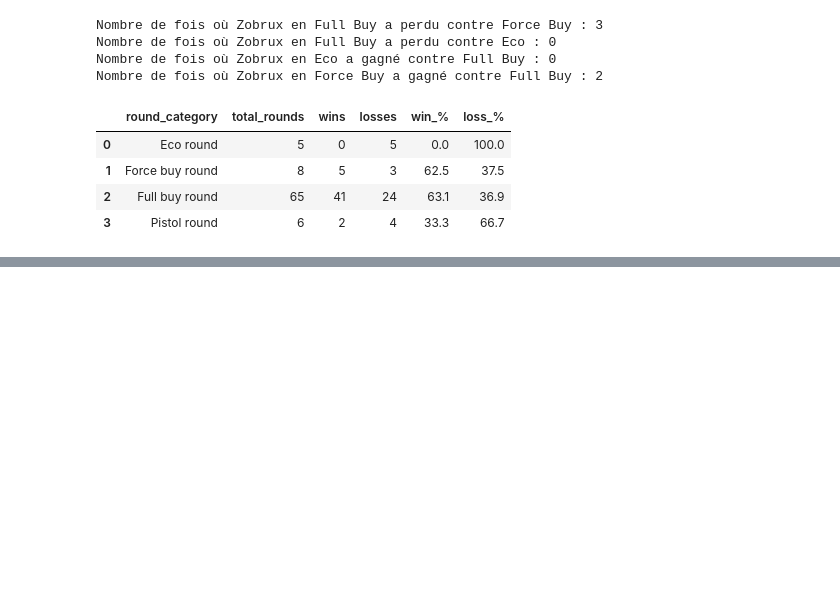
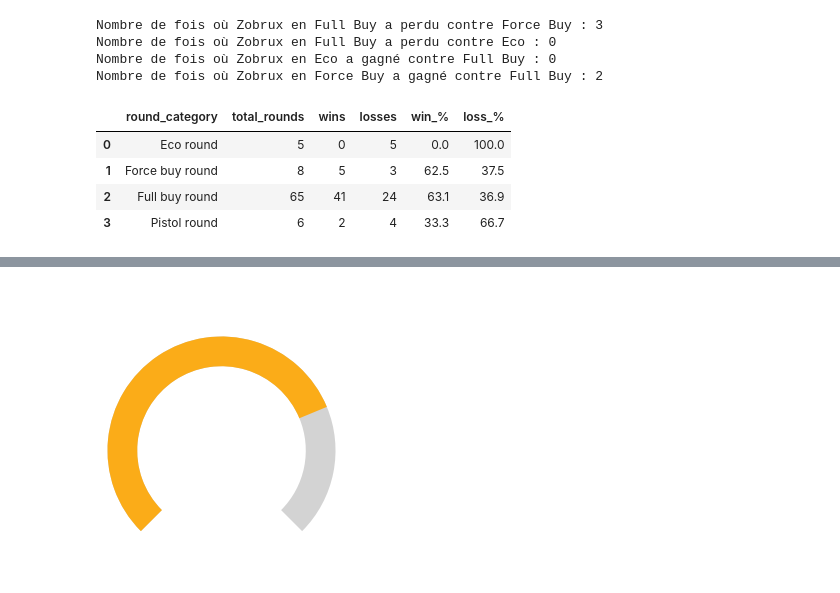
Before and after one commit to Armeldt/CS2-ESEA-season-stats-aggregator, a Jupyter notebook: Projet_cs2_multiple_match.ipynb, the cells around one changed output, grey strips where cells are left out. Cells and saved outputs as stored; diff of their text form; code cells hidden in the pictures; blank space fills up the shorter version.

```diff
--- a/Projet_cs2_multiple_match.ipynb
+++ b/Projet_cs2_multiple_match.ipynb
@@ -1103,0 +1174,48 @@ ValueError: Mime type rendering requires nbformat>=4.2.0 but it is not installed
+# %%
+import matplotlib.pyplot as plt
+import numpy as np
+
+# Exemple de données pour le graphique de jauge
+value = 75  # Exemple de pourcentage à remplir
+title_text = "Round Category - Side"
+gauge_color = "#fbac18"  # Couleur pour le remplissage de la jauge
+
+# Paramètres de la jauge
+min_val, max_val = 0, 100
+angle_range = -270  # Plage d'angle pour la jauge (3/4 de cercle), avec un pas négatif pour aller de 315° à 44°
+value_range = max_val - min_val
+fill_angle = angle_range * (value / 100)  # Angle correspondant à la valeur de remplissage
+
+# Création de la figure et de l'axe polaire
+fig, ax = plt.subplots(figsize=(3, 3), subplot_kw={'projection': 'polar'})
+
+# Remplissage de la jauge en gris (de 315° à 44°)
+ax.barh(1, np.radians(angle_range), left=np.radians(315), color="lightgray", height=0.3)
+
+# Remplissage dynamique en jaune pour la jauge (en fonction de `value`), partant de 315° et avançant dans le sens antihoraire
+ax.barh(1, np.radians(fill_angle), left=np.radians(315), color=gauge_color, height=0.3)
+
+# Affichage du pourcentage au centre
+ax.text(0, 0, f"{value:.1f}%", ha='center', va='center', fontsize=18, color="white")
+
+# Affichage du titre
+plt.title(title_text, color='white', fontsize=14, pad=20)
+
+# Suppression des marques et des étiquettes pour une apparence propre
+ax.set_yticklabels([])
+ax.set_xticklabels([])
+ax.set_yticks([])
+ax.set_xticks([])
+ax.spines.clear()
+
+# Fond transparent pour la figure et l'axe
+fig.patch.set_alpha(0)
+ax.patch.set_alpha(0)
+
+# Rotation pour avoir le 0 en bas
+ax.set_theta_offset(-np.pi / 2)
+
+# Affichage du graphique
+plt.show()
+# %% [output]
+[figure, added]
```
Also changed, not shown: parts of 6 cells of this notebook, 2 other files.
